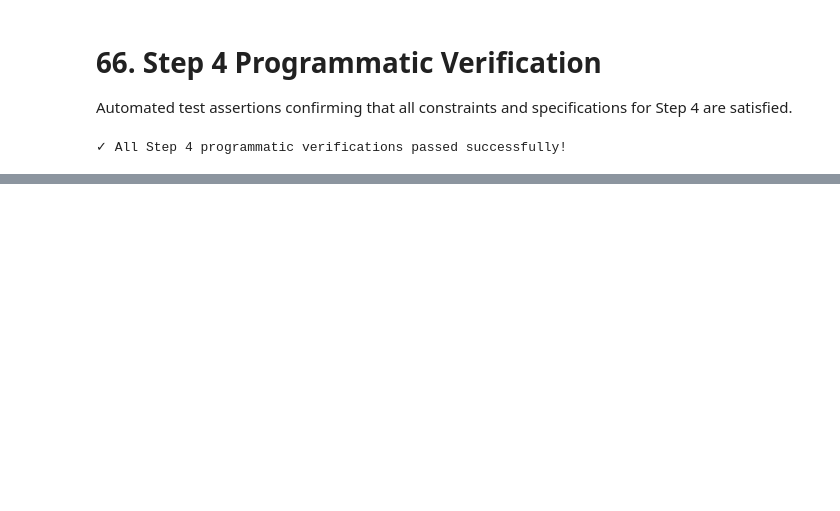
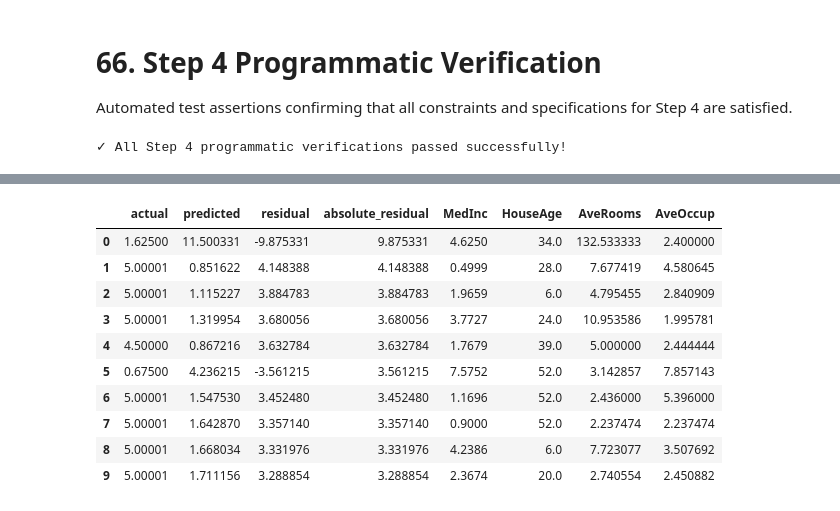
Before and after one commit to abed-dvp/california-housing-training-optimization, a Jupyter notebook: notebook.ipynb, the cells around one changed output, grey strips where cells are left out. Saved outputs shown, nothing was run; the diff lists cells and outputs as text; code cells hidden in the pictures; blank space fills up the shorter version.

```diff
--- a/notebook.ipynb
+++ b/notebook.ipynb
@@ -2008,0 +2081,9 @@ print("\u2713 All Step 4 programmatic verifications passed successfully!")
+# %%
+# Compute reference test predictions and residuals
+reference_predictions = lin_reg.predict(X_all_test_scaled)
+reference_residuals = y_test_all - reference_predictions
+absolute_residuals = np.abs(reference_residuals)
+
+print(f"Total test observations:              {len(reference_residuals)}")
+print(f"Median absolute test residual:        {np.median(absolute_residuals):.4f}")
+print(f"Maximum absolute test residual:       {np.max(absolute_residuals):.4f}")
@@ -2008,0 +2098,27 @@ print("\u2713 All Step 4 programmatic verifications passed successfully!")
+# %%
+top10_indices = np.argsort(absolute_residuals)[-10:][::-1]
+
+high_error_df = pd.DataFrame({
+    "actual": y_test_all[top10_indices],
+    "predicted": reference_predictions[top10_indices],
+    "residual": reference_residuals[top10_indices],
+    "absolute_residual": absolute_residuals[top10_indices],
+    "MedInc": X_all_test.iloc[top10_indices]["MedInc"].values,
+    "HouseAge": X_all_test.iloc[top10_indices]["HouseAge"].values,
+    "AveRooms": X_all_test.iloc[top10_indices]["AveRooms"].values,
+    "AveOccup": X_all_test.iloc[top10_indices]["AveOccup"].values
+})
+
+high_error_df
+# %% [output]
+|  | actual | predicted | residual | absolute_residual | MedInc | HouseAge | AveRooms | AveOccup |
+| 0 | 1.62500 | 11.500331 | -9.875331 | 9.875331 | 4.6250 | 34.0 | 132.533333 | 2.400000 |
+| 1 | 5.00001 | 0.851622 | 4.148388 | 4.148388 | 0.4999 | 28.0 | 7.677419 | 4.580645 |
+| 2 | 5.00001 | 1.115227 | 3.884783 | 3.884783 | 1.9659 | 6.0 | 4.795455 | 2.840909 |
+| 3 | 5.00001 | 1.319954 | 3.680056 | 3.680056 | 3.7727 | 24.0 | 10.953586 | 1.995781 |
+| 4 | 4.50000 | 0.867216 | 3.632784 | 3.632784 | 1.7679 | 39.0 | 5.000000 | 2.444444 |
+| 5 | 0.67500 | 4.236215 | -3.561215 | 3.561215 | 7.5752 | 52.0 | 3.142857 | 7.857143 |
+| 6 | 5.00001 | 1.547530 | 3.452480 | 3.452480 | 1.1696 | 52.0 | 2.436000 | 5.396000 |
+| 7 | 5.00001 | 1.642870 | 3.357140 | 3.357140 | 0.9000 | 52.0 | 2.237474 | 2.237474 |
+| 8 | 5.00001 | 1.668034 | 3.331976 | 3.331976 | 4.2386 | 6.0 | 7.723077 | 3.507692 |
+| 9 | 5.00001 | 1.711156 | 3.288854 | 3.288854 | 2.3674 | 20.0 | 2.740554 | 2.450882 |
```
Also changed, not shown: parts of 42 cells of this notebook, 1 other file.
